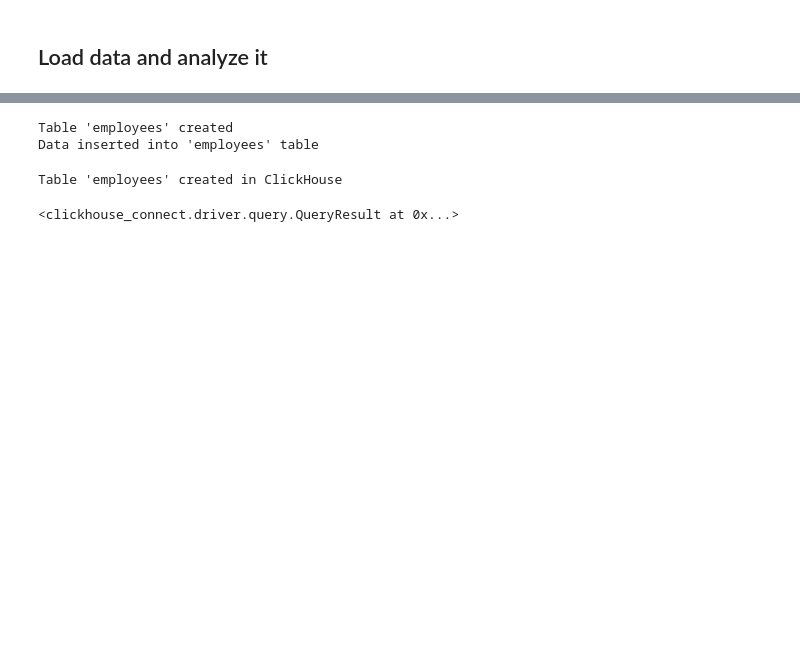
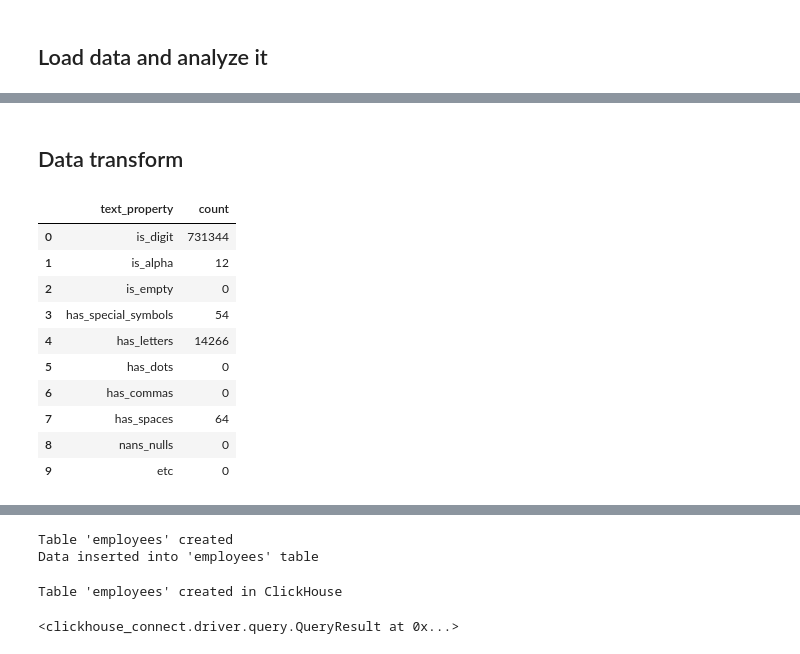
Before and after one commit to rvegrc/de, a Jupyter notebook: db_ops/db_ops.ipynb, the cells around one changed output, grey strips where cells are left out. Cells and saved outputs as stored; diff of their text form; code cells hidden in the pictures; blank space fills up the shorter version.

Commit message:
transform typy in min cols

```diff
--- a/db_ops/db_ops.ipynb
+++ b/db_ops/db_ops.ipynb
@@ -308,0 +305,2 @@ ArrowInvalid: ("Could not convert '1' with type str: tried to convert to double"
+# %% [markdown]
+## Data transform
@@ -308,0 +377,14 @@ ArrowInvalid: ("Could not convert '1' with type str: tried to convert to double"
+# %%
+str_class(fc_reg_df, 'certificate_number')
+# %% [output]
+|  | text_property | count |
+| 0 | is_digit | 731344 |
+| 1 | is_alpha | 12 |
+| 2 | is_empty | 0 |
+| 3 | has_special_symbols | 54 |
+| 4 | has_letters | 14266 |
+| 5 | has_dots | 0 |
+| 6 | has_commas | 0 |
+| 7 | has_spaces | 64 |
+| 8 | nans_nulls | 0 |
+| 9 | etc | 0 |
```
Also changed, not shown: parts of 42 cells of this notebook, 1 other file.
